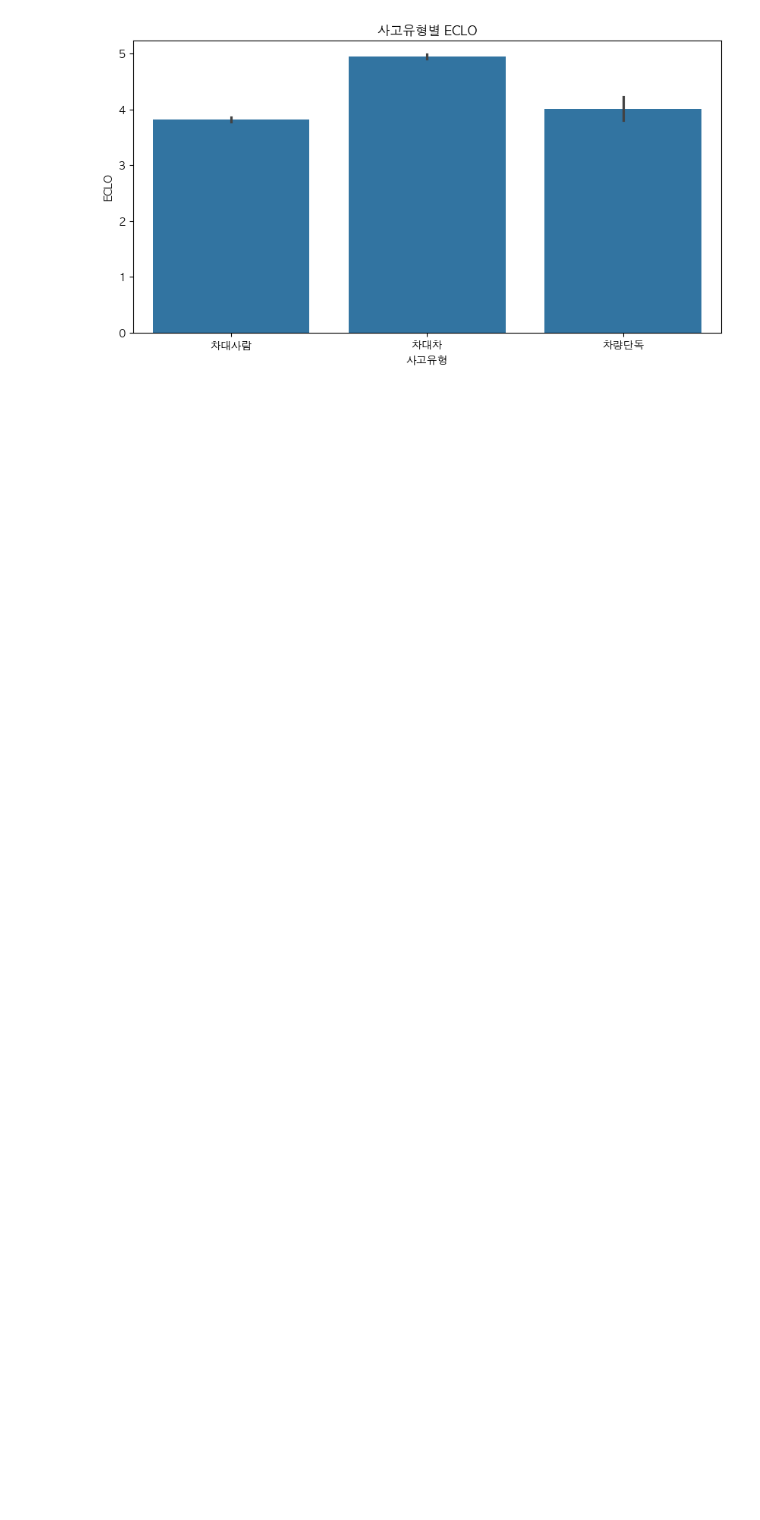
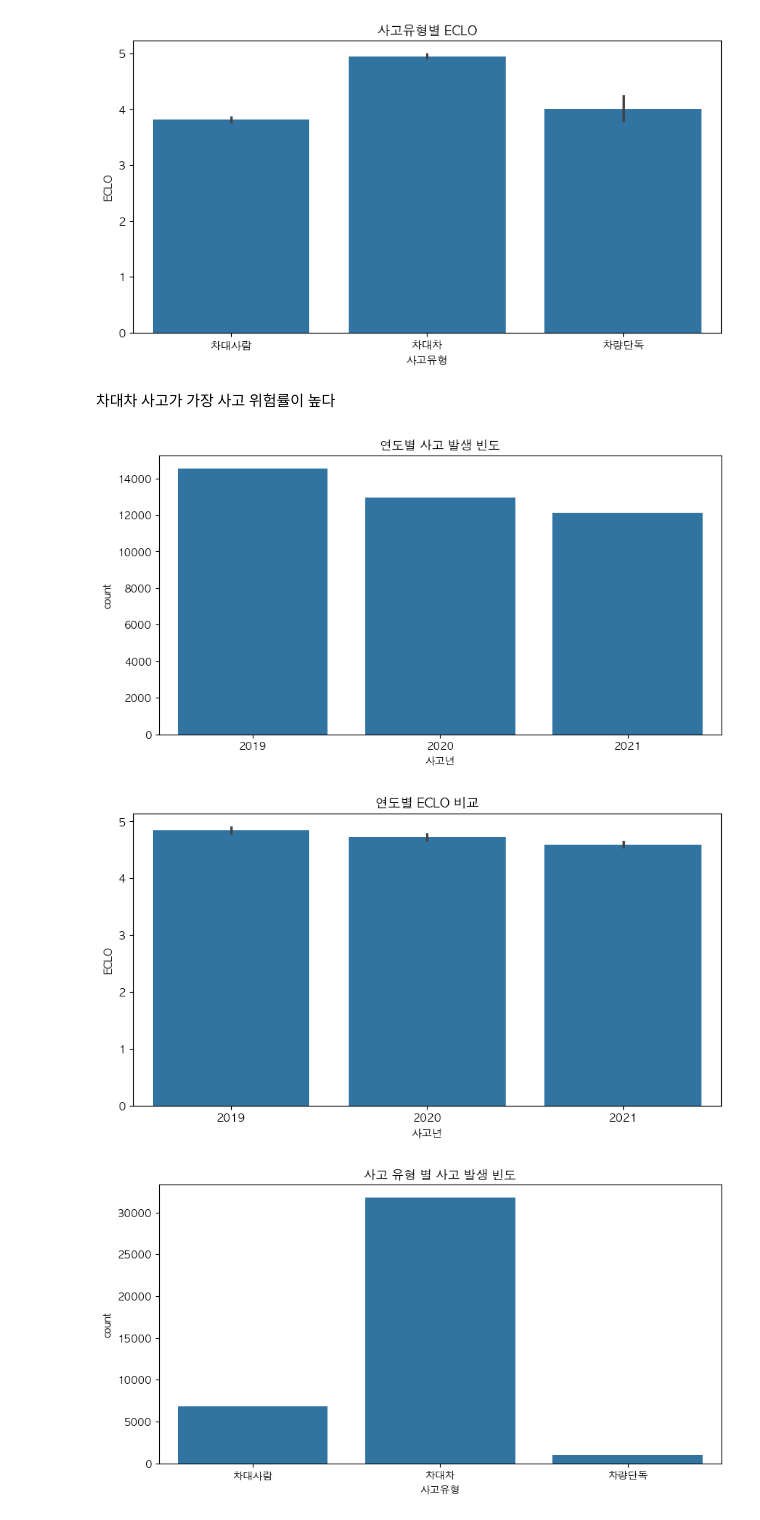
Before and after one commit to troymerai/AccidentPrediction, a Jupyter notebook: analysis/basic_analysis.ipynb, the cells around one changed output. Saved outputs shown, nothing was run; the diff lists cells and outputs as text; code cells hidden in the pictures; blank space fills up the shorter version.

```diff
--- a/analysis/basic_analysis.ipynb
+++ b/analysis/basic_analysis.ipynb
@@ -102,3 +110,49 @@ plt.title('사고유형별 ECLO')
 plt.show()
 # %% [output]
 [figure]
+# %% [markdown]
+차대차 사고가 가장 사고 위험률이 높다
+# %%
+
+# 사고 시간 빈도
+# '사고일시'에서 시간만 추출
+train['사고시간'] = pd.to_datetime(train['사고일시']).dt.hour
+
+
+# 사고 요일 빈도
+
+# '사고일시'에서 월만 추출
+train['사고월'] = pd.to_datetime(train['사고일시']).dt.month
+
+
+# 연도별 사고 수 비교
+# '사고일시'에서 연도만 추출
+train['사고년'] = pd.to_datetime(train['사고일시']).dt.year
+train['사고수'] = train['사망자수'] + train['중상자수'] + train['경상자수'] + train['부상자수']
+plt.figure(figsize=(10,5))
+sns.countplot(data=train, x='사고년')
+plt.title('연도별 사고 발생 빈도')
+plt.show()
+
+# 연도별 ECLO 비교
+plt.figure(figsize=(10,5))
+sns.barplot(data=train, x='사고년', y='ECLO')
+plt.title('연도별 ECLO 비교')
+plt.show()
+
+
+# 사고 유형 별 사고 발생 빈도
+plt.figure(figsize=(10,5))
+sns.countplot(data=train, x='사고유형')
+plt.title('사고 유형 별 사고 발생 빈도')
+plt.show()
+
+# 월 별 사고 발생 빈도
+plt.figure(figsize=(10,5))
+sns.countplot(data=train, x='사고월')
+plt.title('월 별 사고 발생 빈도')
+plt.show()
+# %% [output]
+[figure, added]
+[figure, added]
+[figure, added]
```
Also changed, not shown: parts of 5 cells of this notebook.
